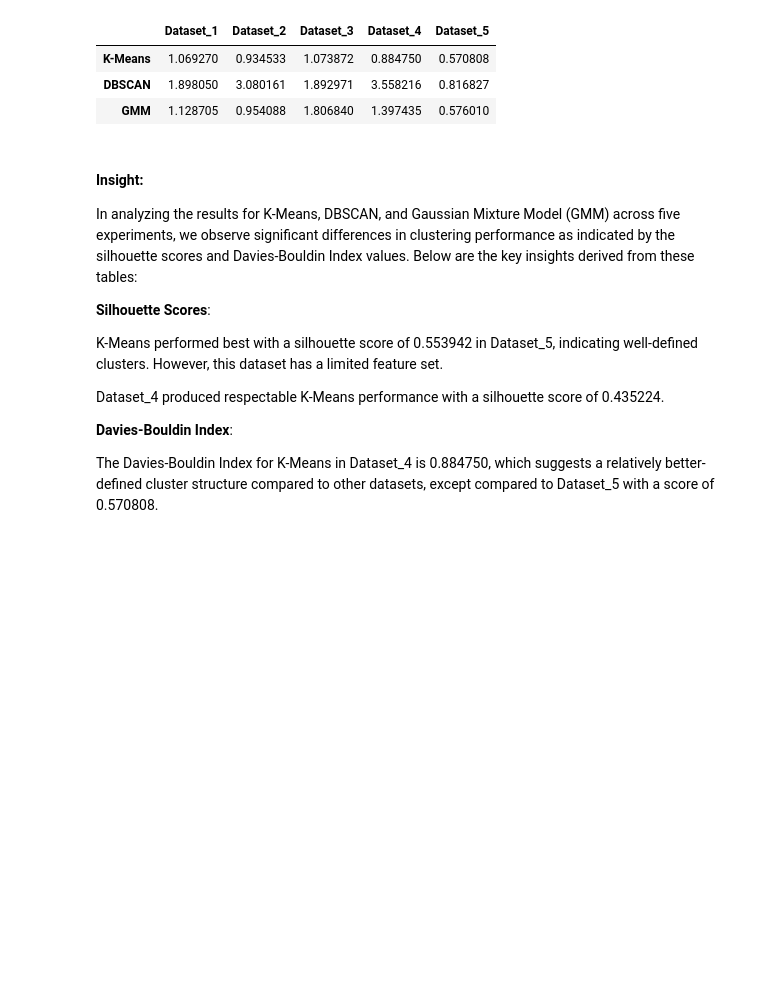
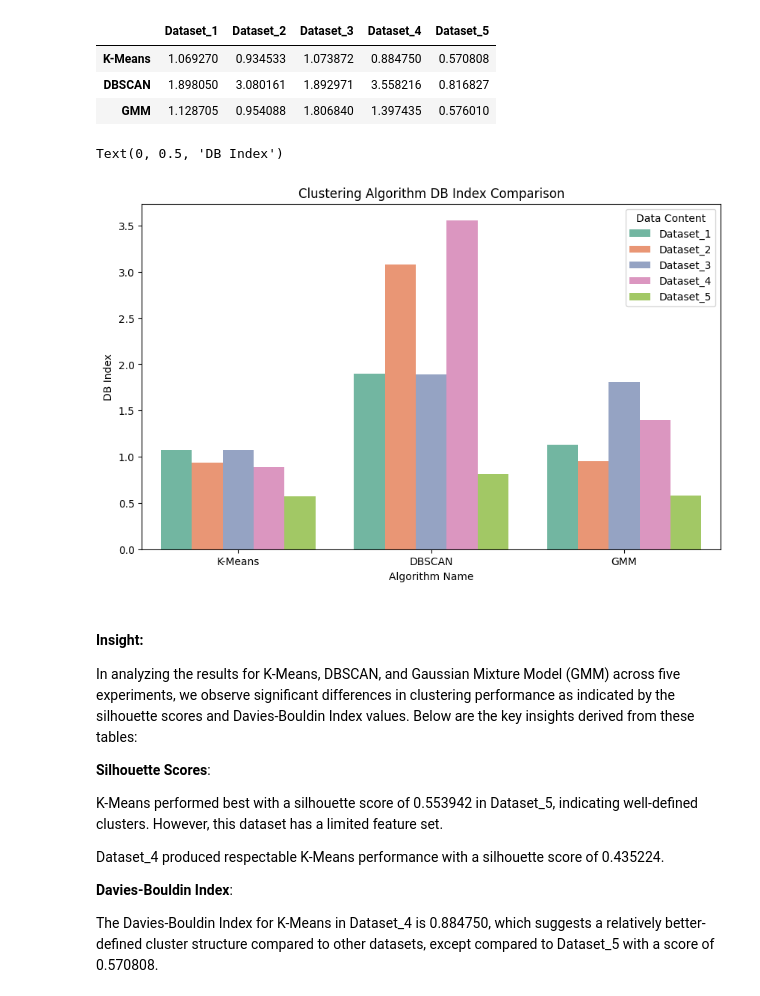
Before and after one commit to catherinehelenna/Market-Basket-Analysis, a Jupyter notebook: modeling.ipynb, the cells around one changed output. Drawn from its saved outputs; the diff is of its cells as text; code cells hidden in the pictures; blank space fills up the shorter version.

```diff
--- a/modeling.ipynb
+++ b/modeling.ipynb
@@ -1089,6 +1102,19 @@ db_index_table
 | K-Means | 1.069270 | 0.934533 | 1.073872 | 0.884750 | 0.570808 |
 | DBSCAN | 1.898050 | 3.080161 | 1.892971 | 3.558216 | 0.816827 |
 | GMM | 1.128705 | 0.954088 | 1.806840 | 1.397435 | 0.576010 |
+# %%
+# Reset index for plotting
+db_index_reset = db_index_table.reset_index().melt(id_vars='index', var_name='Data Content', value_name='Performance')
+
+# Plotting with Seaborn
+plt.figure(figsize=(10, 6))
+sns.barplot(data=db_index_reset, x='index', y='Performance', hue='Data Content',palette='Set2')
+plt.title('Clustering Algorithm DB Index Comparison')
+plt.xlabel('Algorithm Name')
+plt.ylabel('DB Index')
+# %% [output]
+Text(0, 0.5, 'DB Index')
+[figure, added]
 # %% [markdown]
 #### Insight:
 In analyzing the results for K-Means, DBSCAN, and Gaussian Mixture Model (GMM) across five experiments, we observe significant differences in clustering performance as indicated by the silhouette scores and Davies-Bouldin Index values. Below are the key insights derived from these tables:
```
Also changed, not shown: parts of 2 cells of this notebook, 9 other files.
